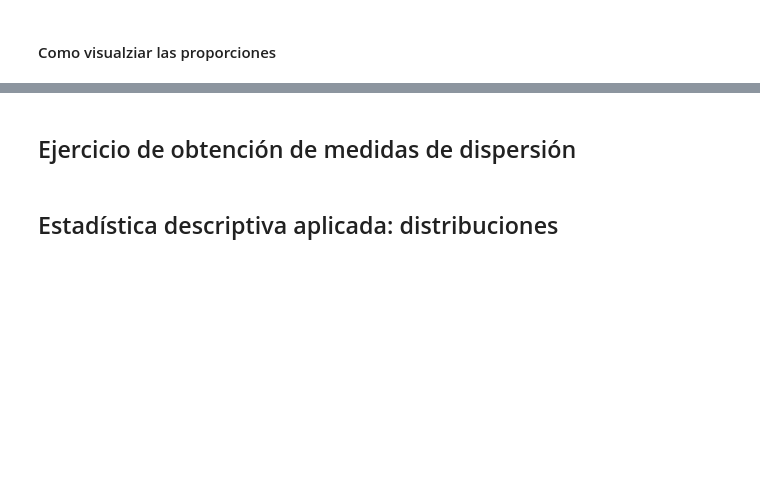
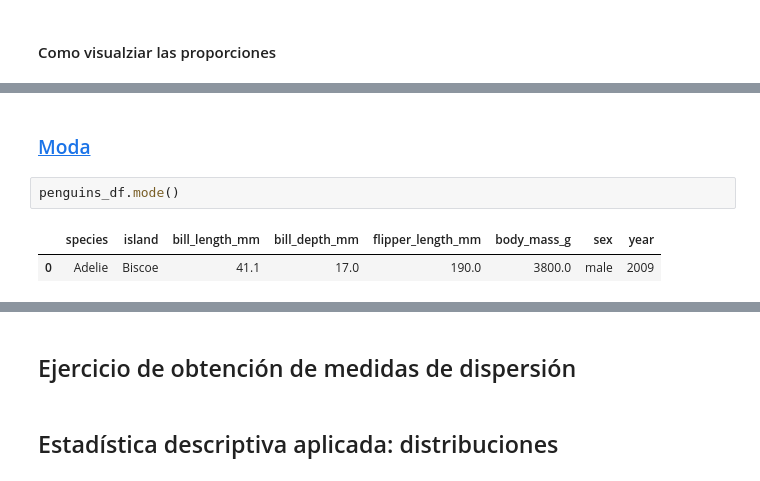
Before and after one commit to mazzaroli/EDA, a Jupyter notebook: article/notebook.ipynb, the cells around one changed output, grey strips where cells are left out. Cells and saved outputs as stored; diff of their text form; blank space fills up the shorter version.

```diff
--- a/article/notebook.ipynb
+++ b/article/notebook.ipynb
@@ -744,0 +770,7 @@ Name: species, dtype: float64
+# %% [markdown]
+### [Moda](https://pandas.pydata.org/pandas-docs/stable/reference/api/pandas.DataFrame.mode.html)
+# %%
+penguins_df.mode()
+# %% [output]
+|  | species | island | bill_length_mm | bill_depth_mm | flipper_length_mm | body_mass_g | sex | year |
+| 0 | Adelie | Biscoe | 41.1 | 17.0 | 190.0 | 3800.0 | male | 2009 |
```
Also changed, not shown: parts of 36 cells of this notebook, 1 other file.
